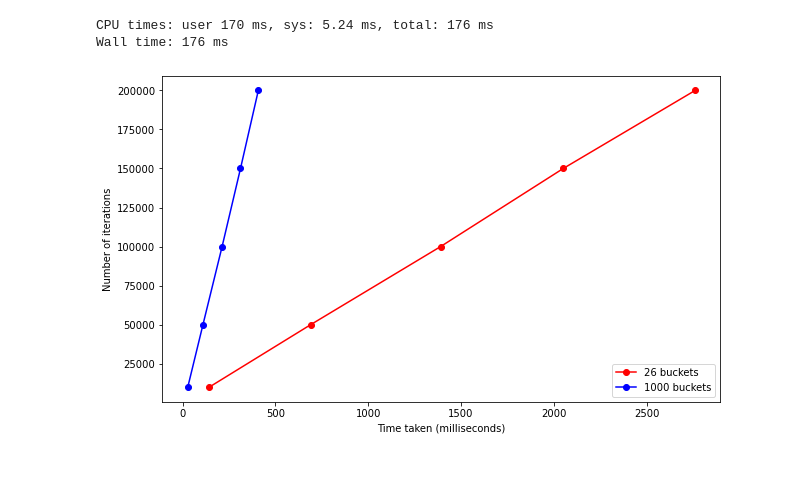
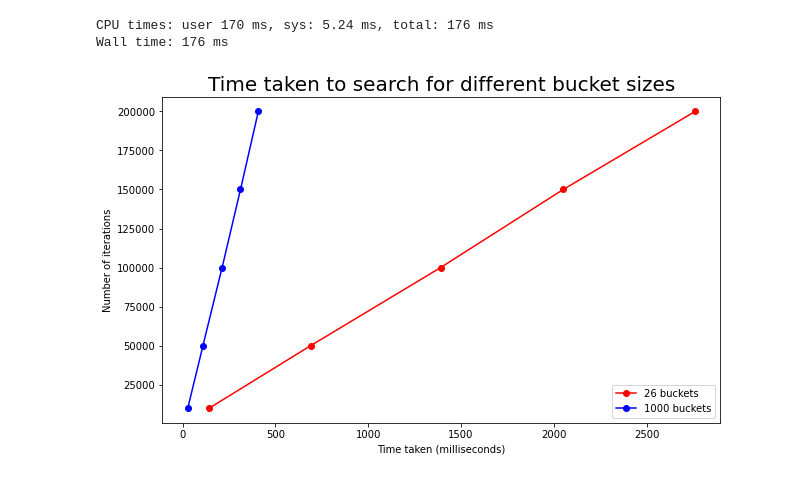
Before and after one commit to NeilChitre2311/communicationHW5, a Jupyter notebook: Presentation.ipynb, the cells around one changed output. Cells and saved outputs as stored; diff of their text form; code cells hidden in the pictures.

```diff
--- a/Presentation.ipynb
+++ b/Presentation.ipynb
@@ -149,12 +155,13 @@ y = [10000, 50000, 100000, 150000, 200000]
 # %%
 import matplotlib.pyplot as plt
 
 plt.figure(figsize=(10, 6))
 plt.plot(x1, y, label='26 buckets', marker='o', color='red')
 plt.plot(x2, y, label='1000 buckets', marker='o', color='blue')
 plt.xlabel('Time taken (milliseconds)')
 plt.ylabel('Number of iterations')
+plt.title('Time taken to search for different bucket sizes', fontsize=20)
 plt.legend()
 plt.show()
 # %% [output]
-[figure, old version]
+[figure, new version]
```
Also changed, not shown: parts of 2 cells of this notebook.
